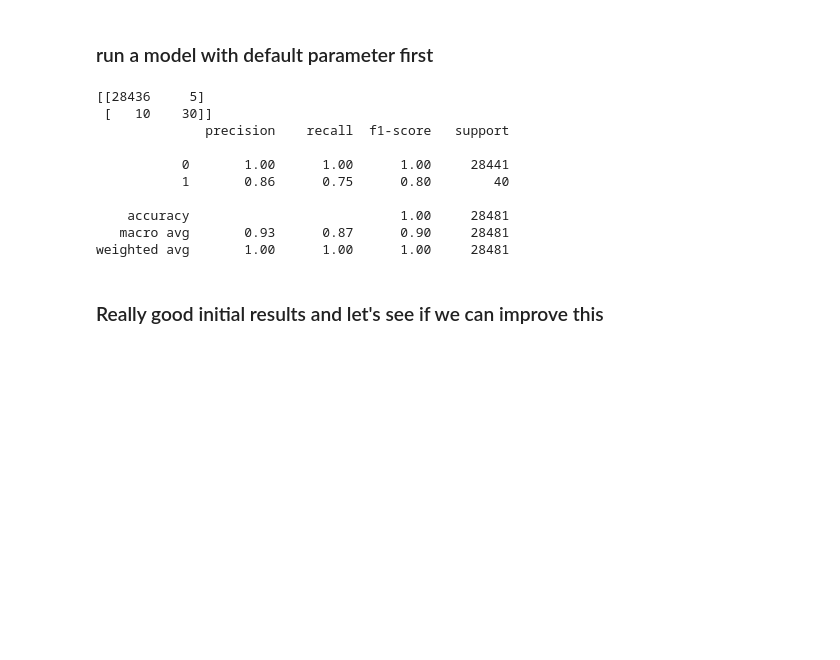
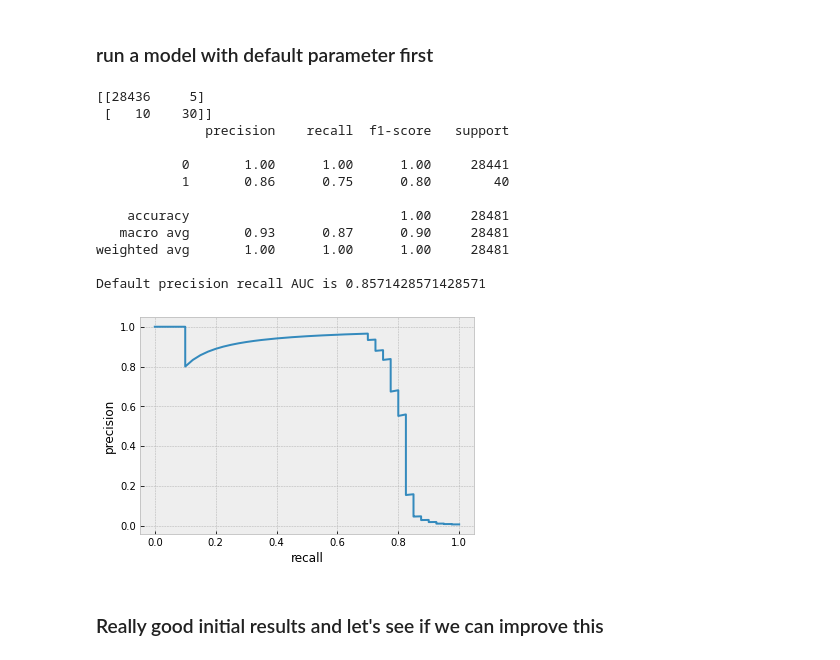
Before and after one commit to mzhou356/creditCardFraud, a Jupyter notebook: SupervisedLearning/notebooks/Xgboost_binary_classifier.ipynb, the cells around one changed output. Cells and saved outputs as stored; diff of their text form; code cells hidden in the pictures; blank space fills up the shorter version.

```diff
--- a/SupervisedLearning/notebooks/Xgboost_binary_classifier.ipynb
+++ b/SupervisedLearning/notebooks/Xgboost_binary_classifier.ipynb
@@ -61,6 +62,7 @@ default_mdl = XGBClassifier().fit(train_X, train_y, eval_metric="aucpr")
 pred_score_default = default_mdl.predict_proba(test_X)
 # %%
 output = model_results(test_y,pred_score_default[:,1],0.5, ifprint=True)
+print(f"Default precision recall AUC is {precision_score(test_y,default_mdl.predict(test_X))}")
 # %% [output]
 [[28436     5]
  [   10    30]]
@@ -72,6 +74,12 @@ output = model_results(test_y,pred_score_default[:,1],0.5, ifprint=True)
     accuracy                           1.00     28481
    macro avg       0.93      0.87      0.90     28481
 weighted avg       1.00      1.00      1.00     28481
+
+Default precision recall AUC is 0.8571428571428571
+# %%
+plot_pr_re(test_y,pred_score_default[:,1])
+# %% [output]
+[figure, added]
 # %% [markdown]
 ### Really good initial results and let's see if we can improve this
 # %% [markdown]
```
Also changed, not shown: parts of 25 cells of this notebook.
